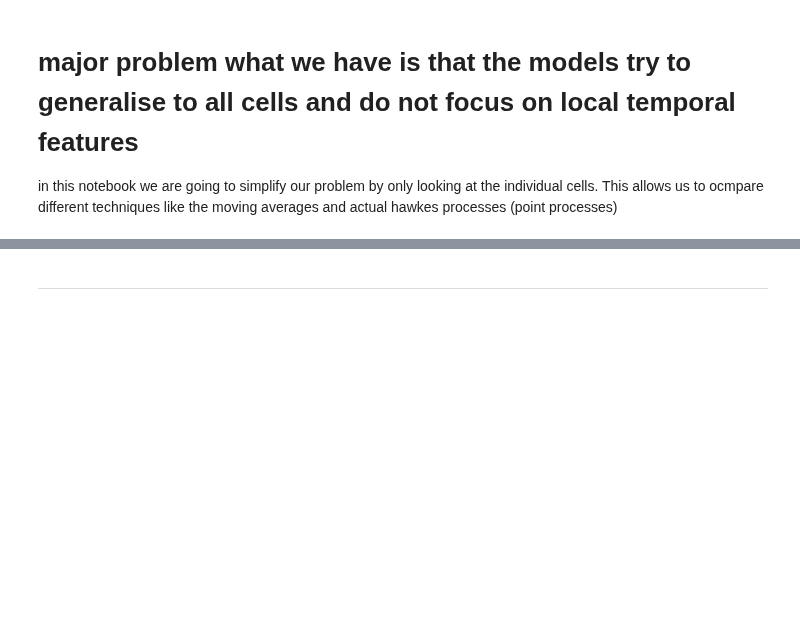
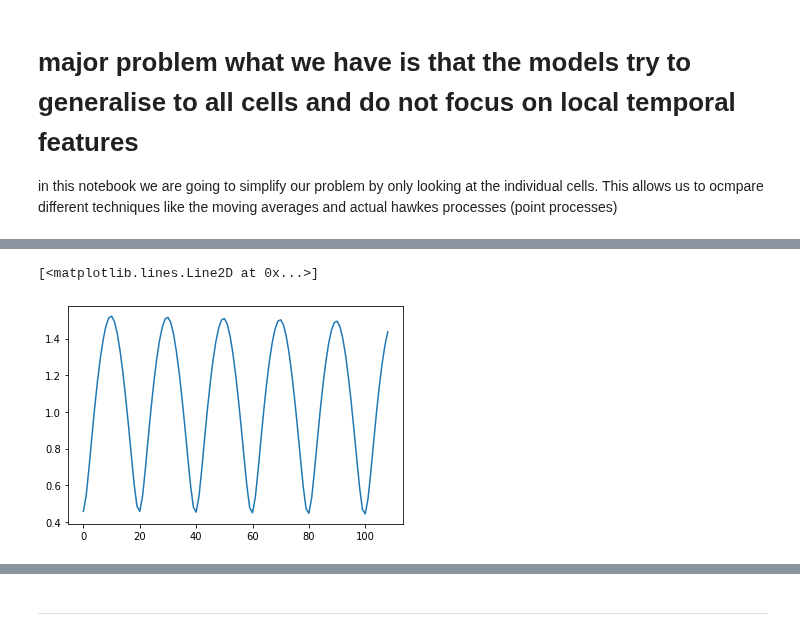
Before and after one commit to bernsblack/masters, a Jupyter notebook: run_rnn_model.ipynb, the cells around one changed output, grey strips where cells are left out. Cells and saved outputs as stored; diff of their text form; code cells hidden in the pictures; blank space fills up the shorter version.

```diff
--- a/run_rnn_model.ipynb
+++ b/run_rnn_model.ipynb
@@ -33,0 +203,5 @@ from utils.plots import im
+# %%
+plt.plot(losses)
+# %% [output]
+[<matplotlib.lines.Line2D at 0x...>]
+[figure, added]
```
Also changed, not shown: parts of 9 cells of this notebook, 20 other files.
